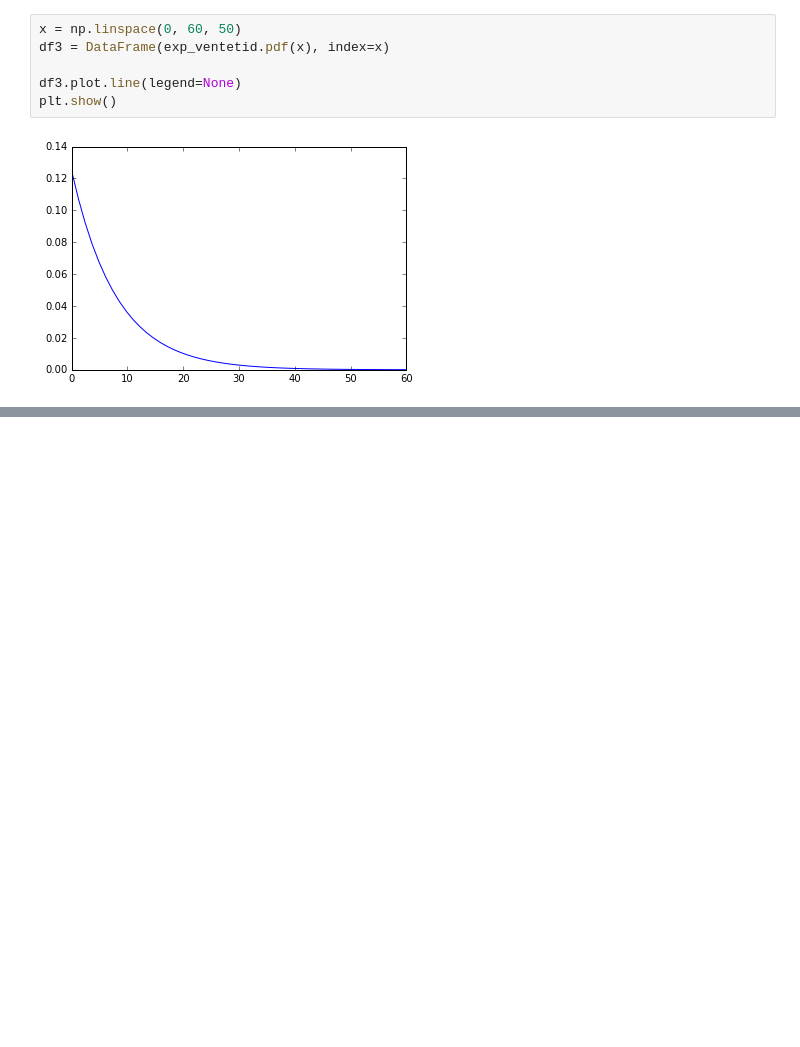
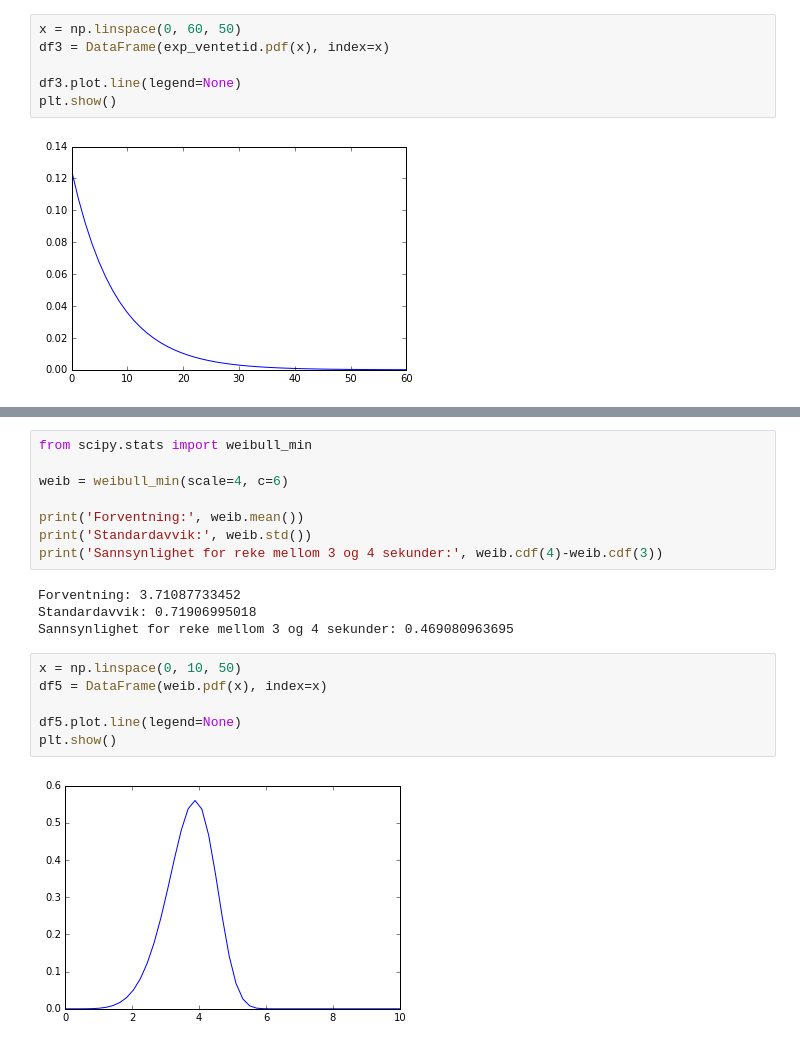
Before and after one commit to oal/ma155-pandas-manual, a Jupyter notebook: notebooks/Kontinuerlige sannsynlighetsfordelinger.ipynb, the cells around one changed output, grey strips where cells are left out. Cells and saved outputs as stored; diff of their text form; blank space fills up the shorter version.

```diff
--- a/notebooks/Kontinuerlige sannsynlighetsfordelinger.ipynb
+++ b/notebooks/Kontinuerlige sannsynlighetsfordelinger.ipynb
@@ -223,0 +255,20 @@ plt.show()
+# %%
+from scipy.stats import weibull_min
+
+weib = weibull_min(scale=4, c=6)
+
+print('Forventning:', weib.mean())
+print('Standardavvik:', weib.std())
+print('Sannsynlighet for reke mellom 3 og 4 sekunder:', weib.cdf(4)-weib.cdf(3))
+# %% [output]
+Forventning: 3.71087733452
+Standardavvik: 0.71906995018
+Sannsynlighet for reke mellom 3 og 4 sekunder: 0.469080963695
+# %%
+x = np.linspace(0, 10, 50)
+df5 = DataFrame(weib.pdf(x), index=x)
+
+df5.plot.line(legend=None)
+plt.show()
+# %% [output]
+[figure, added]
```
Also changed, not shown: parts of 5 cells of this notebook, 1 other file.
